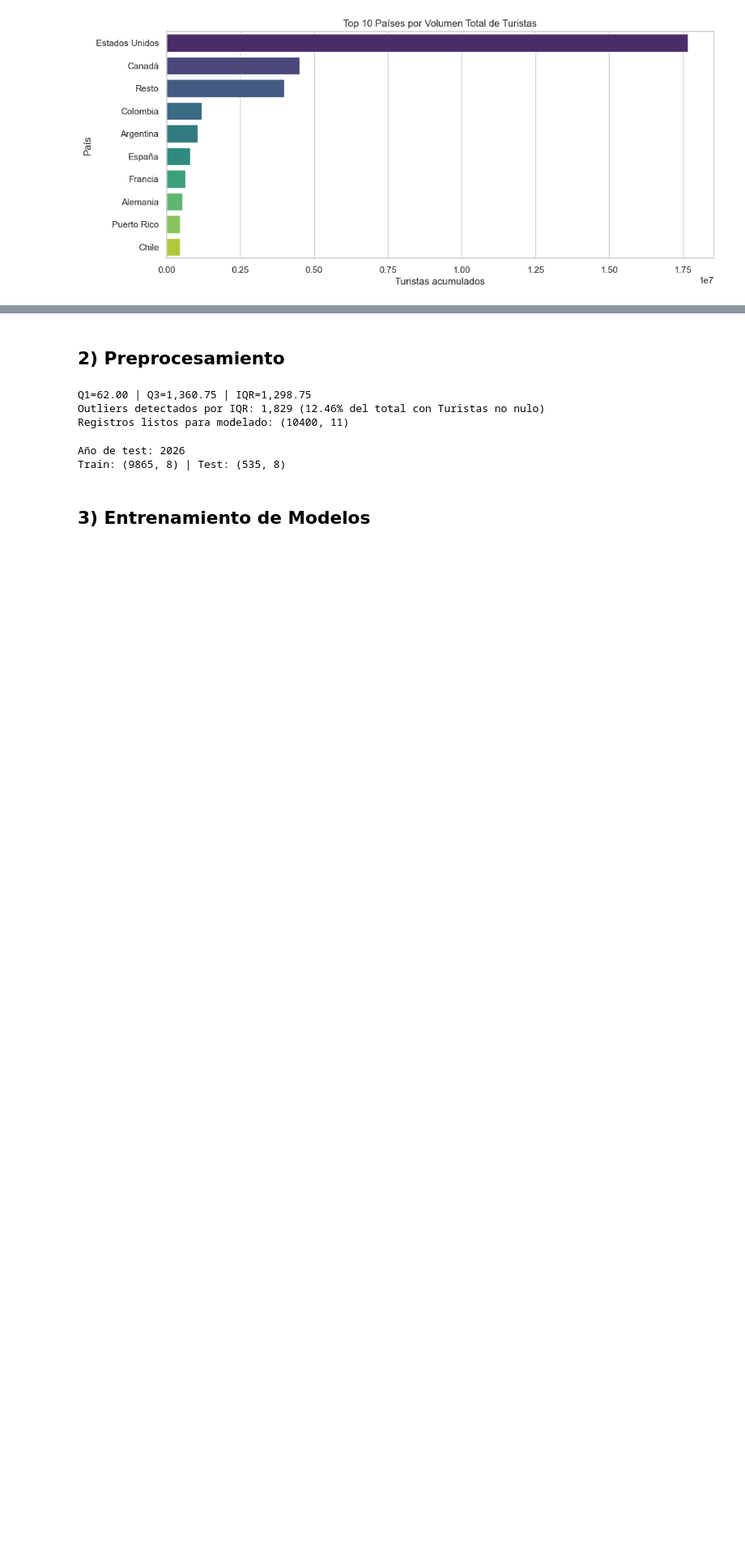
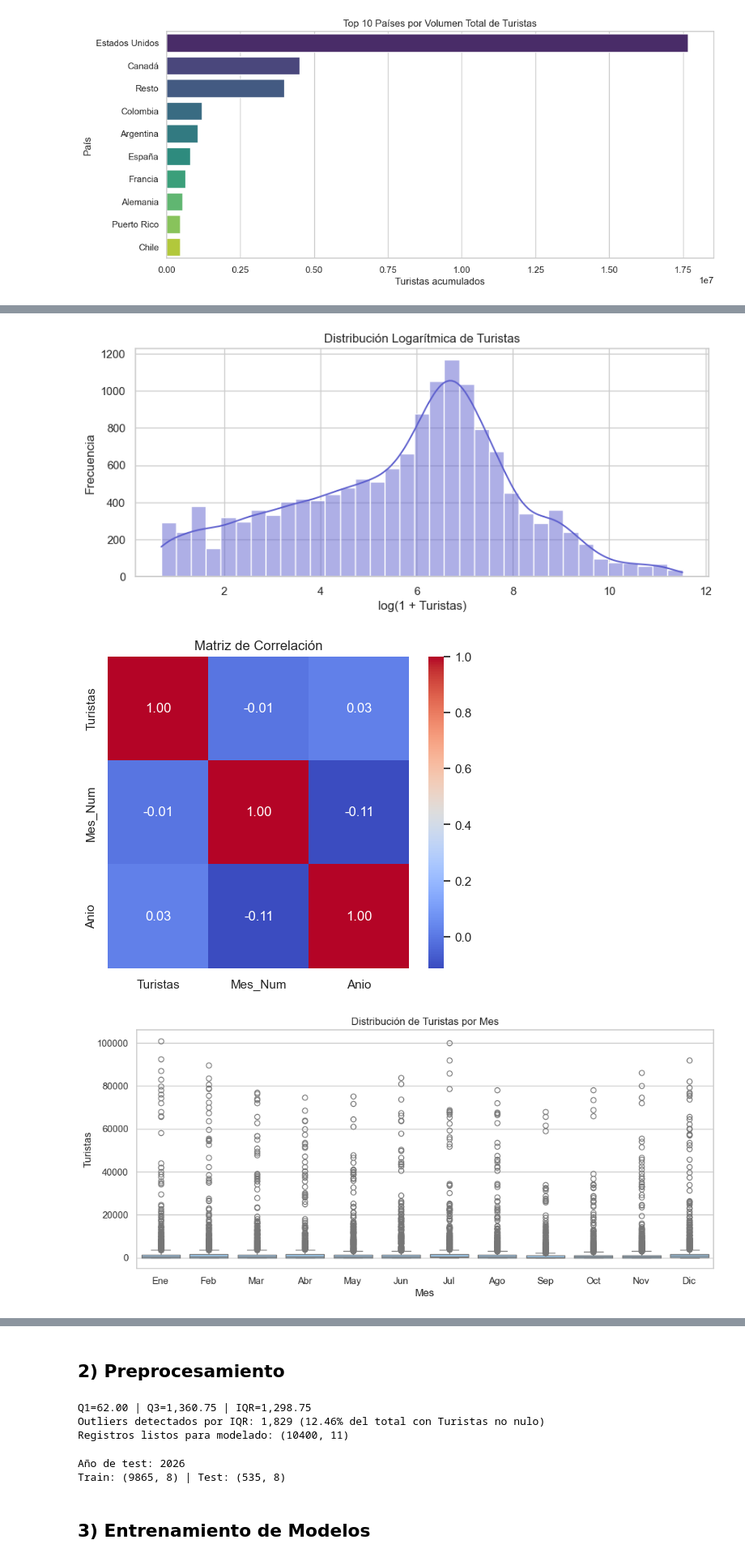
Before and after one commit to felixmpa/reto-mitur-grupo-verde, a Jupyter notebook: src/PrediccionTurismo_GrupoVerde.ipynb, the cells around one changed output, grey strips where cells are left out. Shown at 81% size. Saved outputs shown, nothing was run; the diff lists cells and outputs as text; code cells hidden in the pictures; blank space fills up the shorter version.

```diff
--- a/src/PrediccionTurismo_GrupoVerde.ipynb
+++ b/src/PrediccionTurismo_GrupoVerde.ipynb
@@ -212,0 +215,71 @@ plt.show()
+# %%
+# Distribución logarítmica de turistas
+plt.figure(figsize=(10, 4))
+sns.histplot(np.log1p(df_eda["Turistas"]), bins=35, kde=True, color="#5e60ce")
+plt.title("Distribución Logarítmica de Turistas")
+plt.xlabel("log(1 + Turistas)")
+plt.ylabel("Frecuencia")
+plt.show()
+
+# Matriz de correlación de variables numéricas
+corr = df_eda[["Turistas", "Mes_Num", "Anio"]].corr(numeric_only=True)
+plt.figure(figsize=(6, 5))
+sns.heatmap(corr, annot=True, cmap="coolwarm", fmt=".2f")
+plt.title("Matriz de Correlación")
+plt.show()
+
+# Distribución del turismo por mes (detección visual de estacionalidad y dispersión)
+plt.figure(figsize=(12, 5))
+sns.boxplot(data=df_eda, x="Mes_Num", y="Turistas", color="#90caf9")
+plt.title("Distribución de Turistas por Mes")
+plt.xlabel("Mes")
+plt.ylabel("Turistas")
+plt.xticks(ticks=range(12), labels=["Ene", "Feb", "Mar", "Abr", "May", "Jun", "Jul", "Ago", "Sep", "Oct", "Nov", "Dic"])
+plt.show()
+
+# Evolución anual de los principales países (top 5 por volumen)
+top5_paises = (
+    df_eda.groupby("Pais")["Turistas"]
+    .sum()
+    .sort_values(ascending=False)
+    .head(5)
+    .index
+)
+
+df_paises_group = (
+    df_eda[df_eda["Pais"].isin(top5_paises)]
+    .groupby(["Anio", "Pais"], as_index=False)["Turistas"]
+    .sum()
+)
+
+plt.figure(figsize=(12, 5))
+sns.lineplot(data=df_paises_group, x="Anio", y="Turistas", hue="Pais", marker="o")
+plt.title("Evolución del Turismo por País (Top 5)")
+plt.xlabel("Año")
+plt.ylabel("Turistas")
+plt.show()
+
+# Total de turistas por tipo de visitante
+plt.figure(figsize=(7, 5))
+sns.barplot(
+    data=df_eda.groupby("Tipo_Visitante", as_index=False)["Turistas"].sum(),
+    x="Tipo_Visitante",
+    y="Turistas",
+    palette="Set2",
+)
+plt.title("Total de Turistas por Tipo de Visitante")
+plt.xlabel("Tipo de Visitante")
+plt.ylabel("Turistas")
+plt.show()
+
+# Distribución por tipo de visitante
+plt.figure(figsize=(8, 5))
+sns.violinplot(data=df_eda, x="Tipo_Visitante", y="Turistas", palette="Set2", cut=0)
+plt.title("Distribución de Turistas por Tipo de Visitante")
+plt.xlabel("Tipo de Visitante")
+plt.ylabel("Turistas")
+plt.show()
+# %% [output]
+[figure, added]
+[figure, added]
+[figure, added]
```
Also changed, not shown: parts of 2 cells of this notebook.
